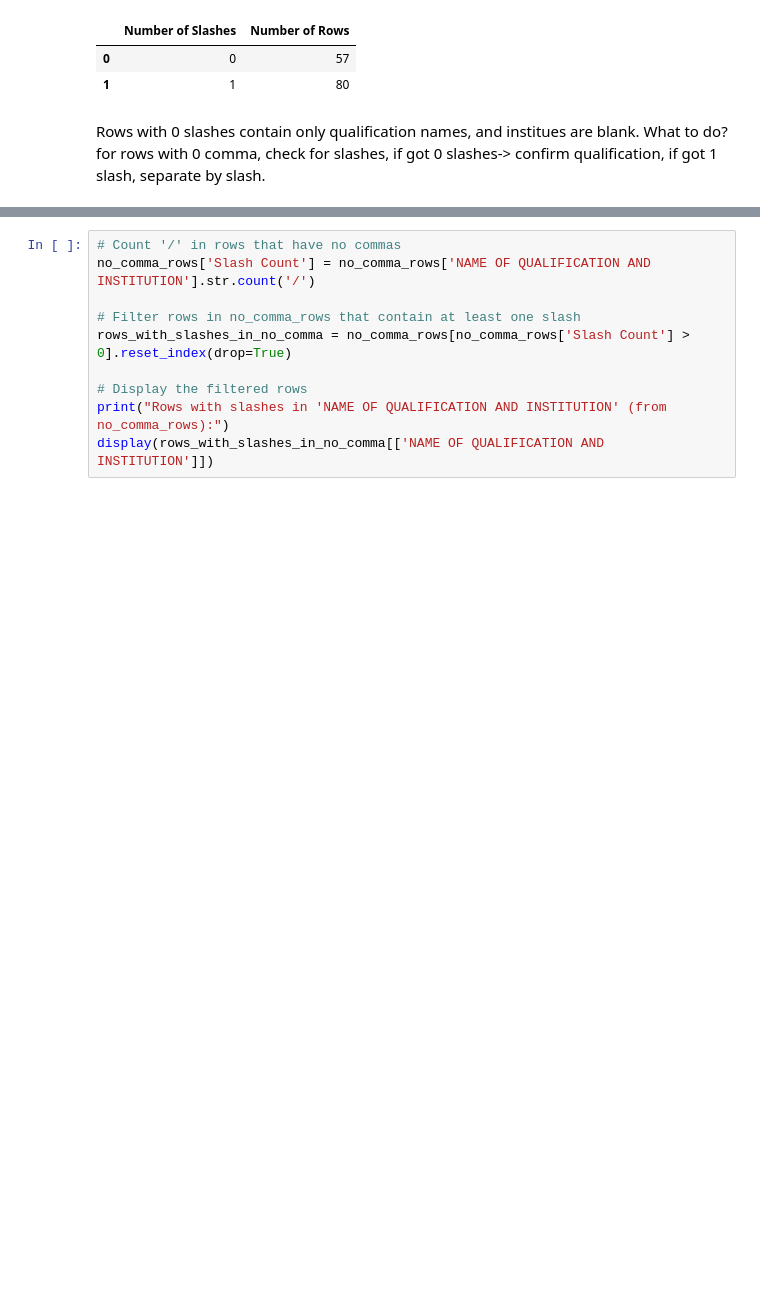
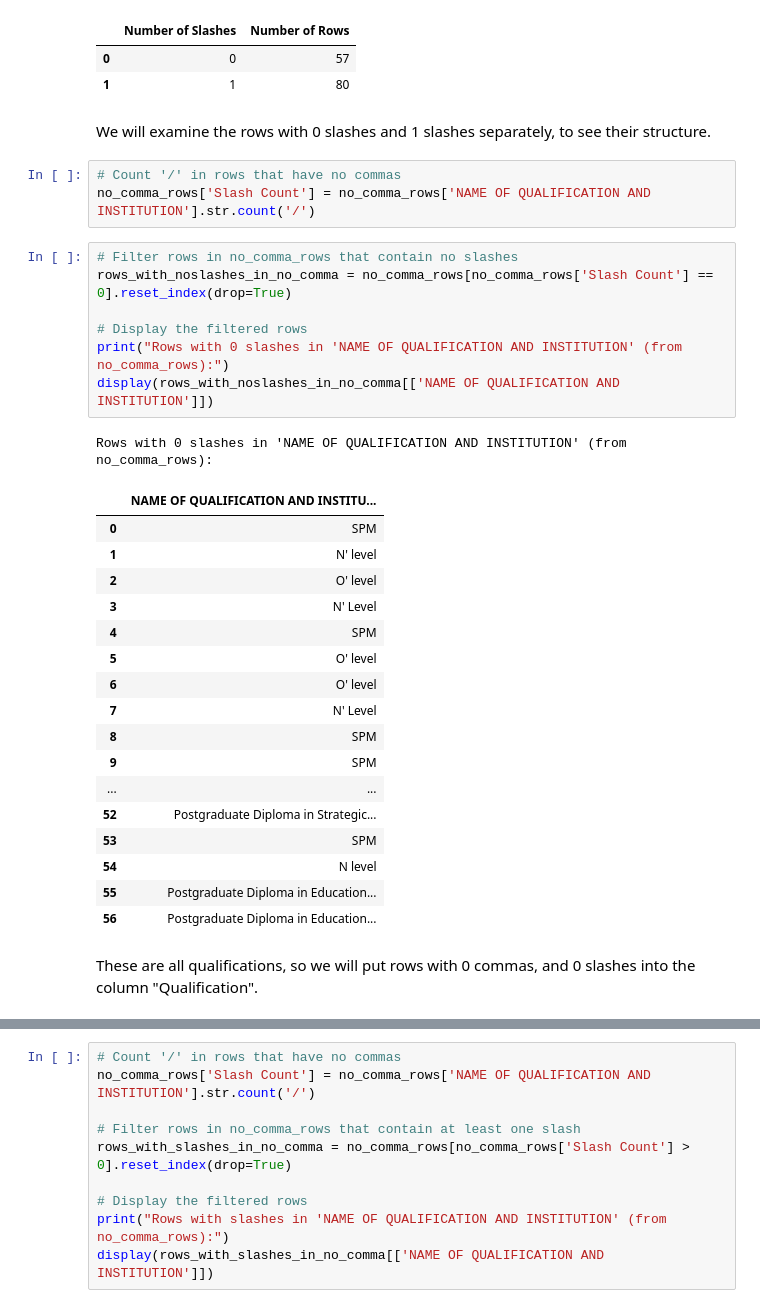
Before and after one commit to swamhtetg90/DAVI-CA2, a Jupyter notebook: data_cleaning.ipynb, the cells around one changed output, grey strips where cells are left out. Drawn from its saved outputs; the diff is of its cells as text; blank space fills up the shorter version.

```diff
--- a/data_cleaning.ipynb
+++ b/data_cleaning.ipynb
@@ -888,5 +892,36 @@ Distribution of '/' in rows WITHOUT commas:
 |  | Number of Slashes | Number of Rows |
 | 0 | 0 | 57 |
 | 1 | 1 | 80 |
-# %% [markdown]
-Rows with 0 slashes contain only qualification names, and institues are blank. What to do? for rows with 0 comma, check for slashes, if got 0 slashes-> confirm qualification, if got 1 slash, separate by slash.
+# %% [markdown]
+We will examine the rows with 0 slashes and 1 slashes separately, to see their structure.
+# %%
+# Count '/' in rows that have no commas
+no_comma_rows['Slash Count'] = no_comma_rows['NAME OF QUALIFICATION AND INSTITUTION'].str.count('/')
+# %%
+# Filter rows in no_comma_rows that contain no slashes
+rows_with_noslashes_in_no_comma = no_comma_rows[no_comma_rows['Slash Count'] == 0].reset_index(drop=True)
+
+# Display the filtered rows
+print("Rows with 0 slashes in 'NAME OF QUALIFICATION AND INSTITUTION' (from no_comma_rows):")
+display(rows_with_noslashes_in_no_comma[['NAME OF QUALIFICATION AND INSTITUTION']])
+# %% [output]
+Rows with 0 slashes in 'NAME OF QUALIFICATION AND INSTITUTION' (from no_comma_rows):
+|  | NAME OF QUALIFICATION AND INSTITU... |
+| 0 | SPM |
+| 1 | N' level |
+| 2 | O' level |
+| 3 | N' Level |
+| 4 | SPM |
+| 5 | O' level |
+| 6 | O' level |
+| 7 | N' Level |
+| 8 | SPM |
+| 9 | SPM |
+| ... | ... |
+| 52 | Postgraduate Diploma in Strategic... |
+| 53 | SPM |
+| 54 | N level |
+| 55 | Postgraduate Diploma in Education... |
+| 56 | Postgraduate Diploma in Education... |
+# %% [markdown]
+These are all qualifications, so we will put rows with 0 commas, and 0 slashes into the column "Qualification".
```
Also changed, not shown: parts of 63 cells of this notebook.
